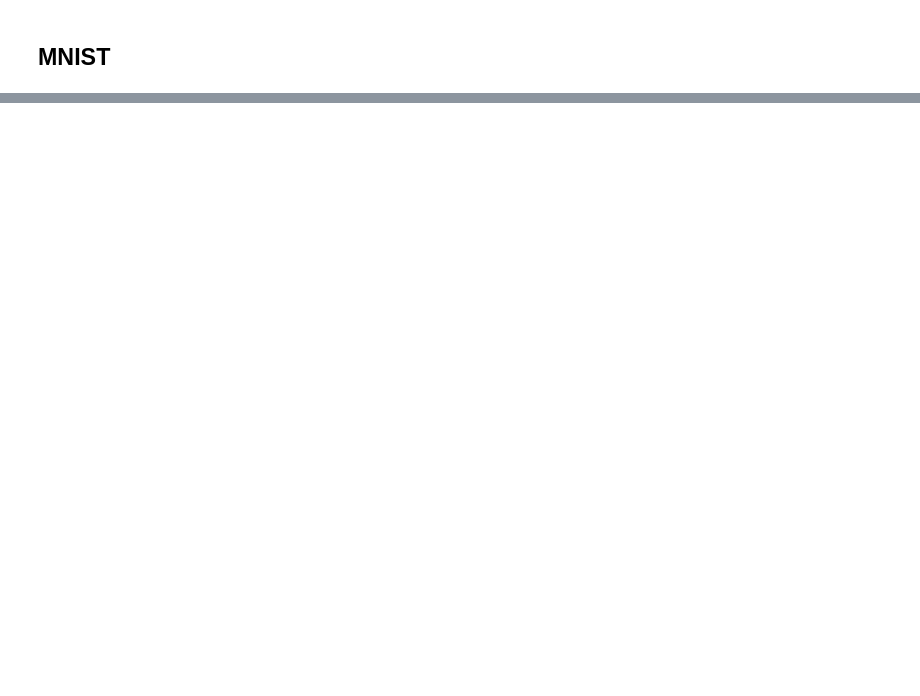
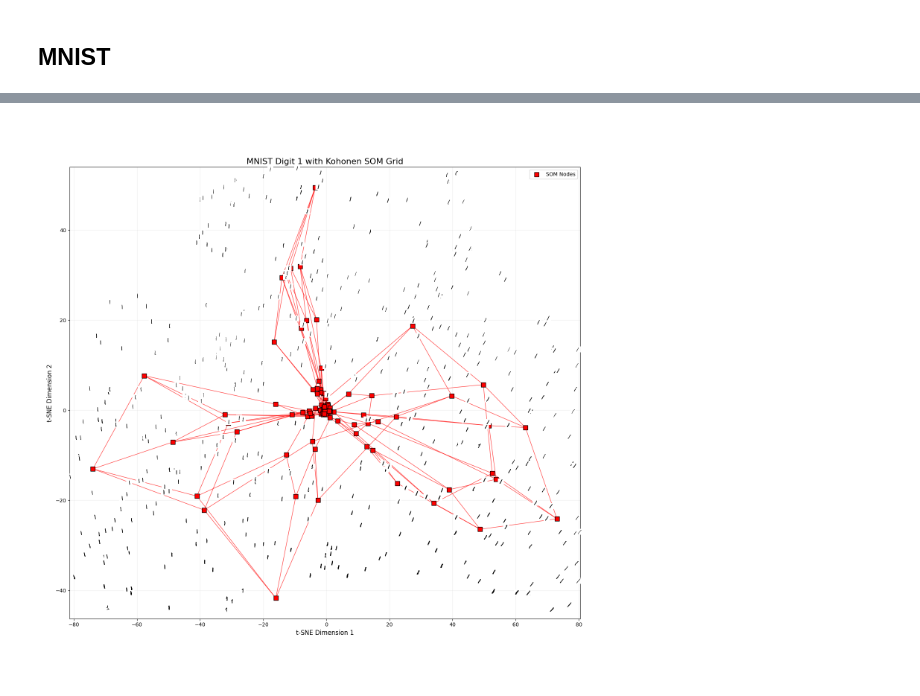
Before and after one commit to marekpiotradamczyk/deeplearninglaboratory, a Jupyter notebook: 1_kohonen_map/kohonenSCRATCH.ipynb, the cells around one changed output, grey strips where cells are left out. Drawn from its saved outputs; the diff is of its cells as text; code cells hidden in the pictures; blank space fills up the shorter version.

```diff
--- a/1_kohonen_map/kohonenSCRATCH.ipynb
+++ b/1_kohonen_map/kohonenSCRATCH.ipynb
@@ -314,0 +384,70 @@ plt.show()
+# %%
+
+# Train SOM on t-SNE embeddings
+som_size = 10
+som = MiniSom(som_size, som_size, 2, sigma=1.0, learning_rate=0.5)
+som.train_random(X_tsne, 100)  # 10,000 iterations
+
+def plot_mnist_with_som(X_mnist, X_embed, som, som_size, subset_size=500):
+    """
+    Visualize MNIST digits with t-SNE embeddings and Kohonen SOM overlay
+
+    Parameters:
+    X_mnist: Original MNIST images (n_samples, 784)
+    X_embed: 2D embeddings (n_samples, 2)
+    som: Trained MiniSom object
+    som_size: Size of SOM grid (som_size x som_size)
+    subset_size: Number of digits to display
+    """
+    # Random subset selection
+    random_indices = np.random.choice(X_mnist.shape[0], size=subset_size, replace=False)
+
+    # Create figure
+    fig, ax = plt.subplots(figsize=(15, 15))
+
+    # Get SOM weights and reshape
+    weights = som.get_weights()
+    weights_flat = weights.reshape(som_size*som_size, -1)
+
+    # Plot SOM grid connections (behind digits)
+    for i in range(som_size):
+        for j in range(som_size):
+            if i+1 < som_size:  # Vertical connections
+                idx1 = i*som_size + j
+                idx2 = (i+1)*som_size + j
+                ax.plot([weights_flat[idx1, 0], weights_flat[idx2, 0]],
+                        [weights_flat[idx1, 1], weights_flat[idx2, 1]],
+                        'r-', alpha=0.7, linewidth=1, zorder=1)
+            if j+1 < som_size:  # Horizontal connections
+                idx1 = i*som_size + j
+                idx2 = i*som_size + (j+1)
+                ax.plot([weights_flat[idx1, 0], weights_flat[idx2, 0]],
+                        [weights_flat[idx1, 1], weights_flat[idx2, 1]],
+                        'r-', alpha=0.7, linewidth=1, zorder=1)
+
+    # Plot SOM nodes (behind digits)
+    ax.scatter(weights_flat[:, 0], weights_flat[:, 1],
+               c='red', s=80, marker='s', edgecolor='black',
+               label='SOM Nodes', zorder=2)
+
+    # Plot MNIST digits (on top)
+    for i in random_indices:
+        digit_img = X_mnist[i].reshape(28, 28)
+        img = OffsetImage(digit_img, zoom=0.4, cmap='binary')
+        ab = AnnotationBbox(img, (X_embed[i, 0], X_embed[i, 1]),
+                            frameon=False, pad=0.0)
+        ax.add_artist(ab)
+
+    # Enhancements
+    ax.set_title(f'MNIST Digit {DIGIT} with Kohonen SOM Grid', fontsize=16)
+    ax.set_xlabel('t-SNE Dimension 1', fontsize=12)
+    ax.set_ylabel('t-SNE Dimension 2', fontsize=12)
+    ax.legend(loc='upper right')
+    plt.grid(alpha=0.2)
+    plt.tight_layout()
+    plt.show()
+
+# Generate the visualization
+plot_mnist_with_som(X_ones, X_tsne, som, som_size, subset_size=500)
+# %% [output]
+[figure, added]
```
Also changed, not shown: parts of 17 cells of this notebook.
